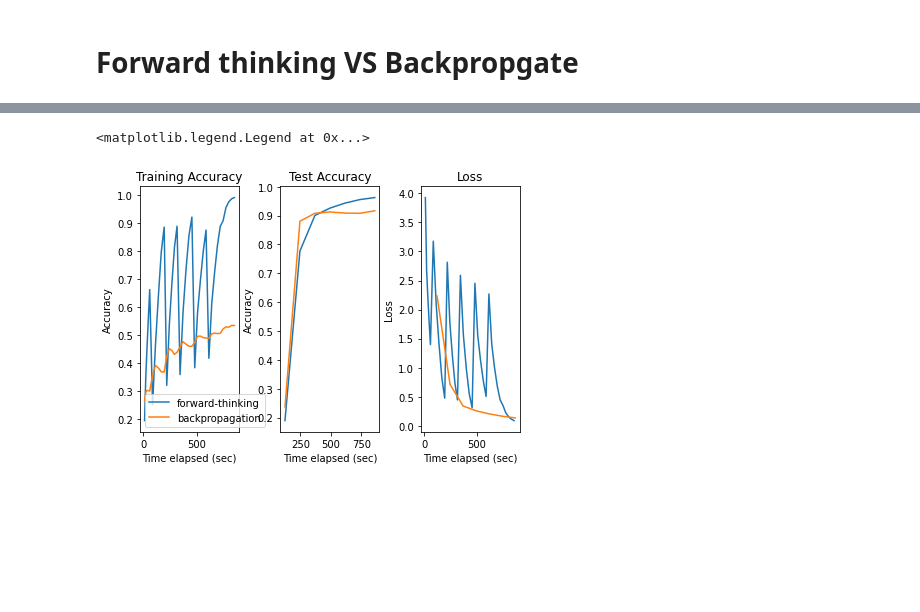
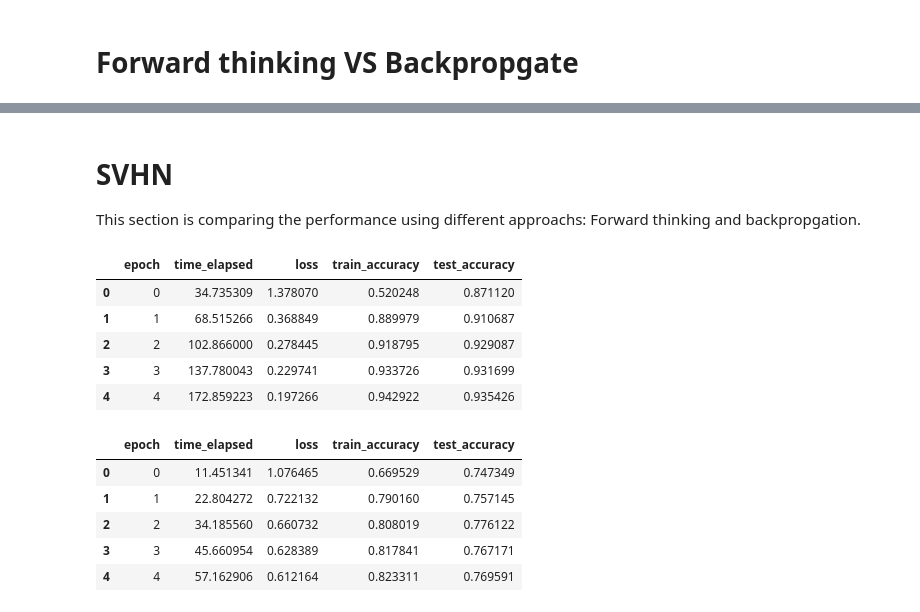
Before and after one commit to runnily/forward-thinking, a Jupyter notebook: forward_thinking_results.ipynb, the cells around one changed output, grey strips where cells are left out. Saved outputs shown, nothing was run; the diff lists cells and outputs as text; code cells hidden in the pictures; blank space fills up the shorter version.

```diff
--- a/forward_thinking_results.ipynb
+++ b/forward_thinking_results.ipynb
@@ -165,25 +14,0 @@ sns.lineplot(x="time_elapsed", y="test_accuracy", data=bp_cifar_100_, ax=ax)
-# %%
-fig, axs = plt.subplots(ncols=3)
-fig.subplots_adjust(hspace=.90)
-fig.tight_layout()
-axs[0].set_title("Training Accuracy")
-axs[0].set_xlabel("Time elapsed (sec)")
-axs[0].set_ylabel("Accuracy")
-sns.lineplot(x="time_elapsed", y="train_accuracy", data=ft_cifar_100, ax=axs[0])
-sns.lineplot(x="time_elapsed", y="train_accuracy", data=bp_cifar_100_, ax=axs[1])
-
-axs[1].set_title("Test Accuracy")
-axs[1].set_xlabel("Time elapsed (sec)")
-axs[1].set_ylabel("Accuracy")
-sns.lineplot(x="time_elapsed", y="test_accuracy", data=ft_cifar_100, ax=axs[0])
-sns.lineplot(x="time_elapsed", y="test_accuracy", data=bp_cifar_100_, ax=axs[1])
-
-axs[2].set_title("Loss")
-axs[2].set_xlabel("Time elapsed (sec)")
-axs[2].set_ylabel("Loss")
-sns.lineplot(x="time_elapsed", y="loss", data=ft_cifar_100, ax=axs[2])
-sns.lineplot(x="time_elapsed", y="loss", data=bp_cifar_100_, ax=axs[2])
-axs[0].legend(labels=["forward-thinking", "backpropagation"])
-# %% [output]
-<matplotlib.legend.Legend at 0x...>
-[figure, removed]
@@ -189,0 +66,24 @@ axs[0].legend(labels=["forward-thinking", "backpropagation"])
+# %% [markdown]
+# SVHN
+
+This section is comparing the performance using different approachs: Forward thinking and backpropgation.
+# %%
+backpropgate_svhn = pd.read_csv("utils/recorded-accuracy/SVHN-backpropgate.csv")
+backpropgate_svhn.head()
+# %% [output]
+|  | epoch | time_elapsed | loss | train_accuracy | test_accuracy |
+| 0 | 0 | 34.735309 | 1.378070 | 0.520248 | 0.871120 |
+| 1 | 1 | 68.515266 | 0.368849 | 0.889979 | 0.910687 |
+| 2 | 2 | 102.866000 | 0.278445 | 0.918795 | 0.929087 |
+| 3 | 3 | 137.780043 | 0.229741 | 0.933726 | 0.931699 |
+| 4 | 4 | 172.859223 | 0.197266 | 0.942922 | 0.935426 |
+# %%
+forward_thinking_svhn = pd.read_csv("utils/recorded-accuracy/SVHN-forward-thinking-pure.csv")
+forward_thinking_svhn.head()
+# %% [output]
+|  | epoch | time_elapsed | loss | train_accuracy | test_accuracy |
+| 0 | 0 | 11.451341 | 1.076465 | 0.669529 | 0.747349 |
+| 1 | 1 | 22.804272 | 0.722132 | 0.790160 | 0.757145 |
+| 2 | 2 | 34.185560 | 0.660732 | 0.808019 | 0.776122 |
+| 3 | 3 | 45.660954 | 0.628389 | 0.817841 | 0.767171 |
+| 4 | 4 | 57.162906 | 0.612164 | 0.823311 | 0.769591 |
```
Also changed, not shown: parts of 37 cells of this notebook.
